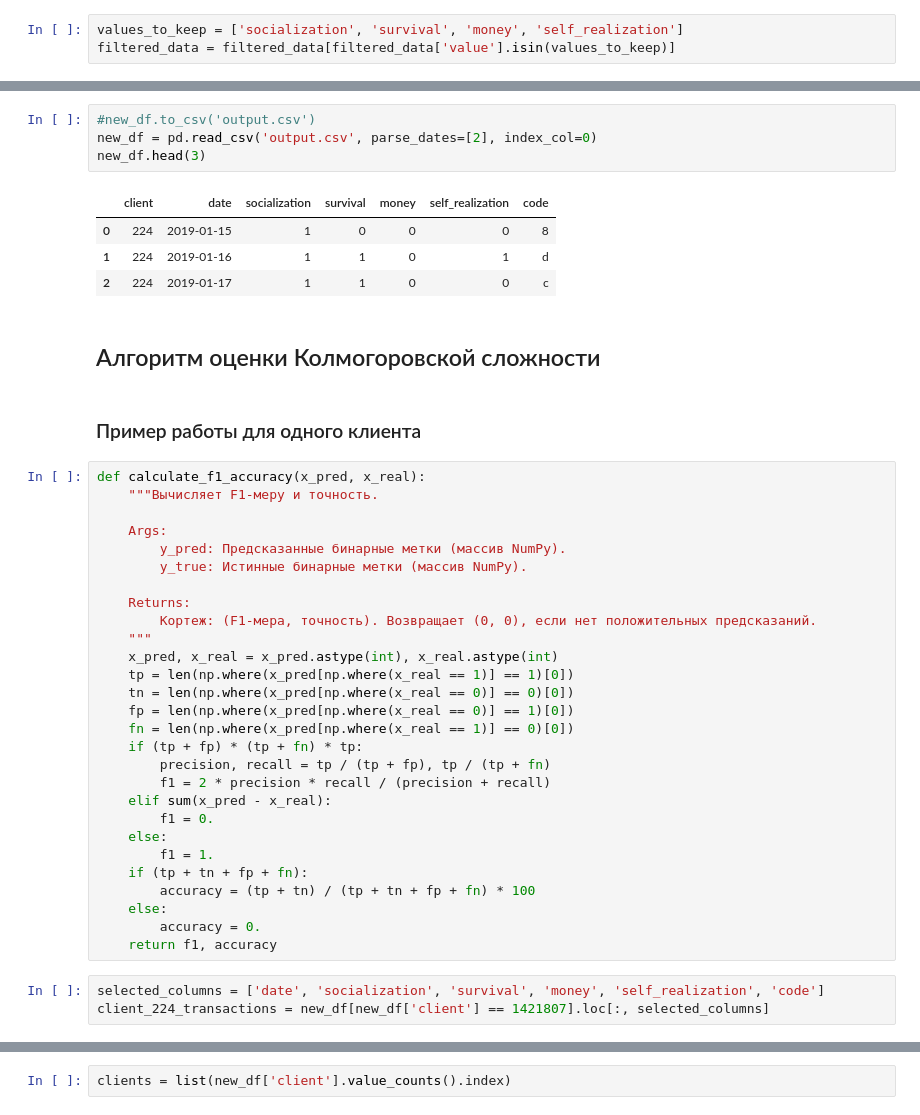
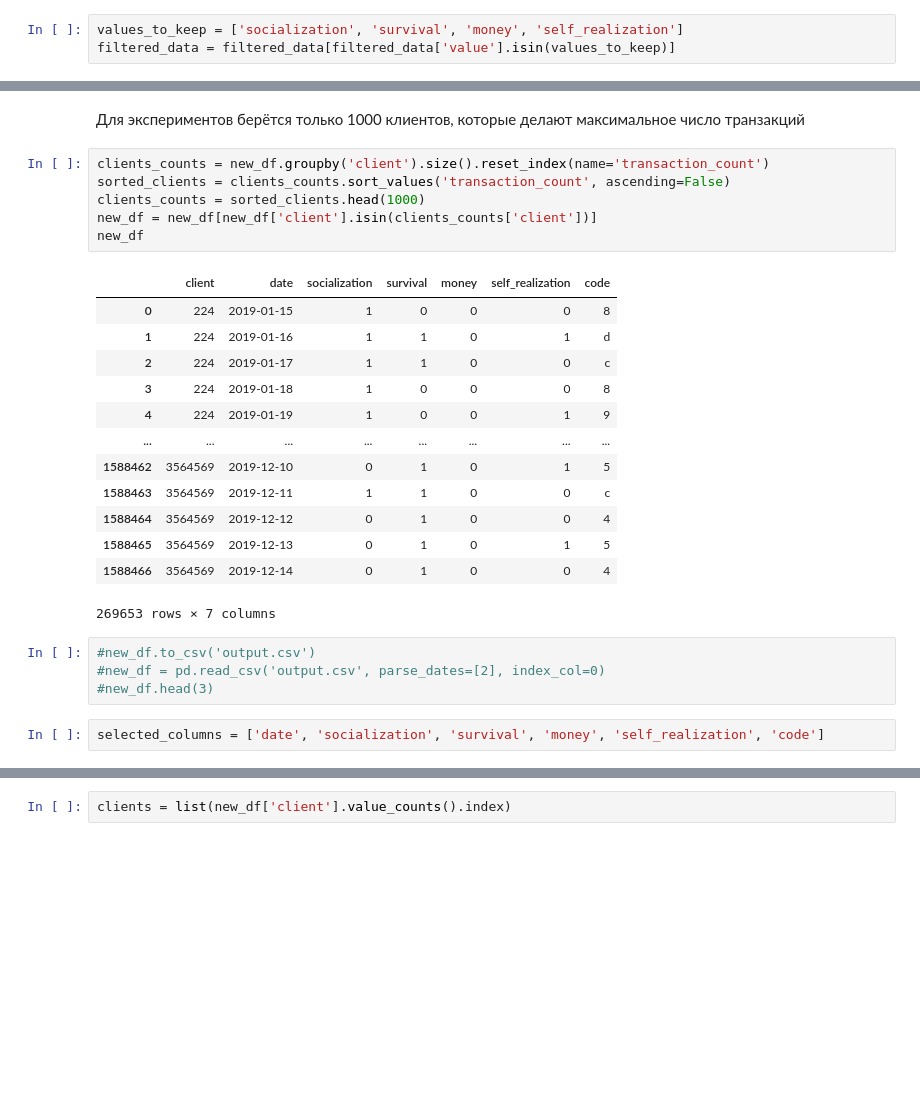
Before and after one commit to Liana2707/consumer-behavior-kolmogorov, a Jupyter notebook: example.ipynb, the cells around one changed output, grey strips where cells are left out. Saved outputs shown, nothing was run; the diff lists cells and outputs as text; blank space fills up the shorter version.

```diff
--- a/example.ipynb
+++ b/example.ipynb
@@ -115,44 +103,28 @@ new_df.head(5)
+# %% [markdown]
+Для экспериментов берётся только 1000 клиентов, которые делают максимальное число транзакций
+# %%
+clients_counts = new_df.groupby('client').size().reset_index(name='transaction_count')
+sorted_clients = clients_counts.sort_values('transaction_count', ascending=False)
+clients_counts = sorted_clients.head(1000)
+new_df = new_df[new_df['client'].isin(clients_counts['client'])]
+new_df
+# %% [output]
+|  | client | date | socialization | survival | money | self_realization | code |
+| 0 | 224 | 2019-01-15 | 1 | 0 | 0 | 0 | 8 |
+| 1 | 224 | 2019-01-16 | 1 | 1 | 0 | 1 | d |
+| 2 | 224 | 2019-01-17 | 1 | 1 | 0 | 0 | c |
+| 3 | 224 | 2019-01-18 | 1 | 0 | 0 | 0 | 8 |
+| 4 | 224 | 2019-01-19 | 1 | 0 | 0 | 1 | 9 |
+| ... | ... | ... | ... | ... | ... | ... | ... |
+| 1588462 | 3564569 | 2019-12-10 | 0 | 1 | 0 | 1 | 5 |
+| 1588463 | 3564569 | 2019-12-11 | 1 | 1 | 0 | 0 | c |
+| 1588464 | 3564569 | 2019-12-12 | 0 | 1 | 0 | 0 | 4 |
+| 1588465 | 3564569 | 2019-12-13 | 0 | 1 | 0 | 1 | 5 |
+| 1588466 | 3564569 | 2019-12-14 | 0 | 1 | 0 | 0 | 4 |
+269653 rows × 7 columns
 # %%
 #new_df.to_csv('output.csv')
-new_df = pd.read_csv('output.csv', parse_dates=[2], index_col=0)
-new_df.head(3)
+#new_df = pd.read_csv('output.csv', parse_dates=[2], index_col=0)
+#new_df.head(3)
-# %% [output]
-|  | client | date | socialization | survival | money | self_realization | code |
-| 0 | 224 | 2019-01-15 | 1 | 0 | 0 | 0 | 8 |
-| 1 | 224 | 2019-01-16 | 1 | 1 | 0 | 1 | d |
-| 2 | 224 | 2019-01-17 | 1 | 1 | 0 | 0 | c |
-# %% [markdown]
-## Алгоритм оценки Колмогоровской сложности
-# %% [markdown]
-### Пример работы для одного клиента
-# %%
-def calculate_f1_accuracy(x_pred, x_real):
-    """Вычисляет F1-меру и точность.
-
-    Args:
-        y_pred: Предсказанные бинарные метки (массив NumPy).
-        y_true: Истинные бинарные метки (массив NumPy).
-
-    Returns:
-        Кортеж: (F1-мера, точность). Возвращает (0, 0), если нет положительных предсказаний.
-    """
-    x_pred, x_real = x_pred.astype(int), x_real.astype(int)
-    tp = len(np.where(x_pred[np.where(x_real == 1)] == 1)[0])
-    tn = len(np.where(x_pred[np.where(x_real == 0)] == 0)[0])
-    fp = len(np.where(x_pred[np.where(x_real == 0)] == 1)[0])
-    fn = len(np.where(x_pred[np.where(x_real == 1)] == 0)[0])
-    if (tp + fp) * (tp + fn) * tp:
-        precision, recall = tp / (tp + fp), tp / (tp + fn)
-        f1 = 2 * precision * recall / (precision + recall)
-    elif sum(x_pred - x_real):
-        f1 = 0.
-    else:
-        f1 = 1.
-    if (tp + tn + fp + fn):
-        accuracy = (tp + tn) / (tp + tn + fp + fn) * 100
-    else:
-        accuracy = 0.
-    return f1, accuracy
 # %%
 selected_columns = ['date', 'socialization', 'survival', 'money', 'self_realization', 'code']
-client_224_transactions = new_df[new_df['client'] == 1421807].loc[:, selected_columns]
```
Also changed, not shown: parts of 50 cells of this notebook, 5 other files.
